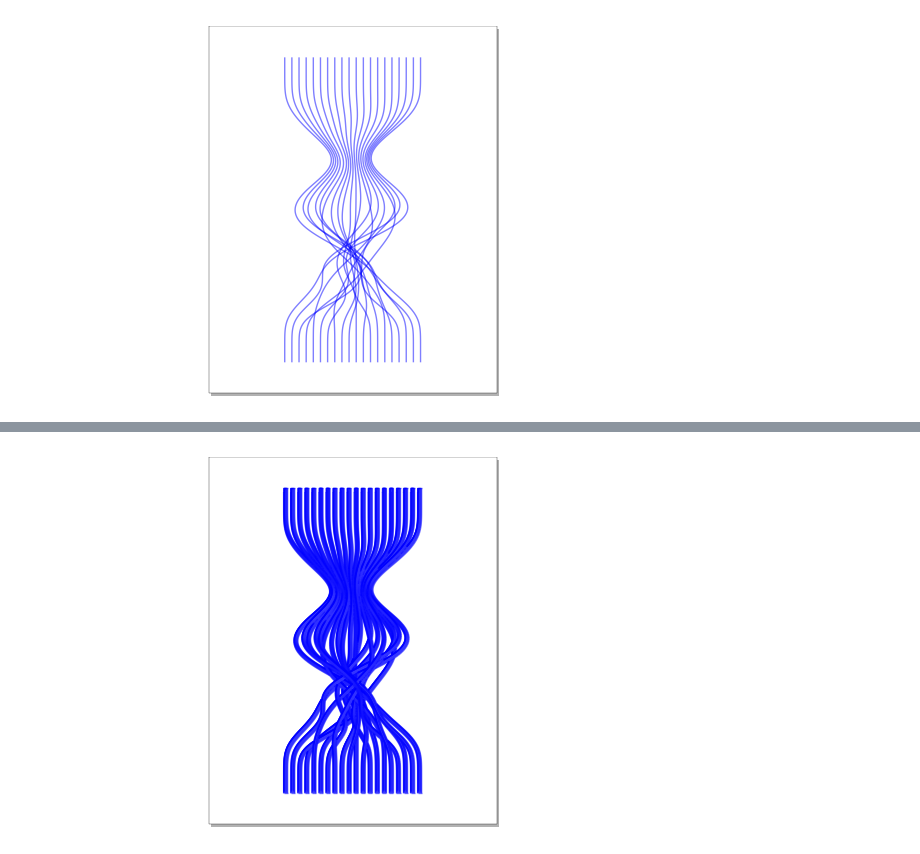
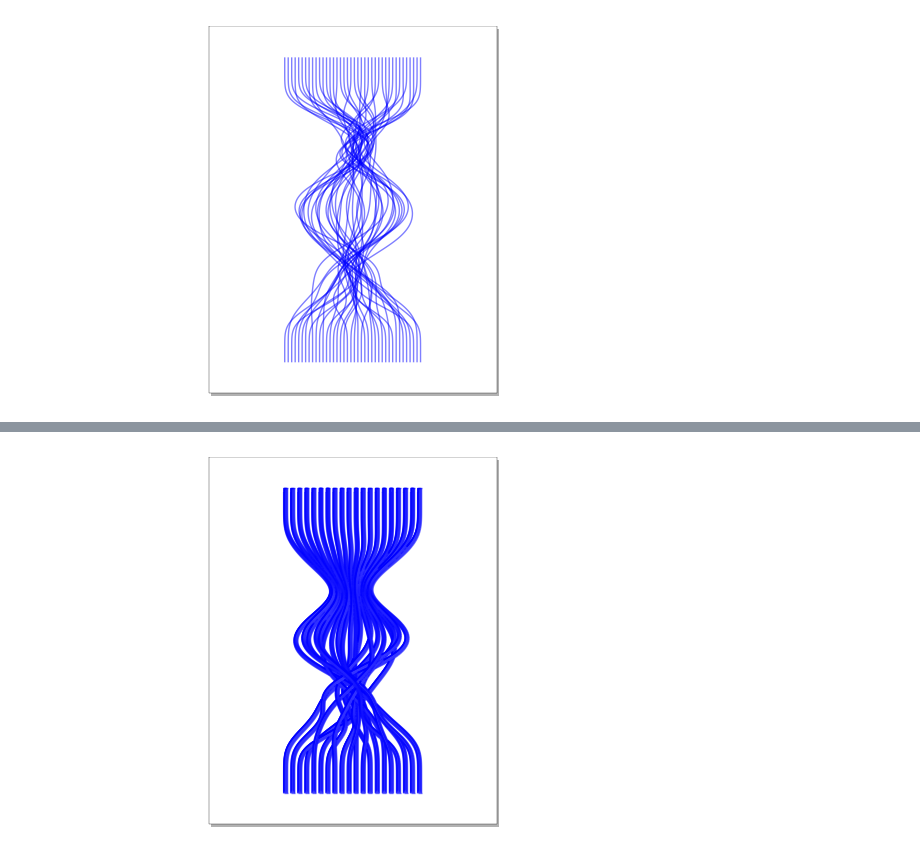
Before and after one commit to ANaka/brr, a Jupyter notebook: projects/dashing/dashing/20230401_weave.ipynb, the cells around one changed output, grey strips where cells are left out. Saved outputs shown, nothing was run; the diff lists cells and outputs as text; code cells hidden in the pictures.

```diff
--- a/projects/dashing/dashing/20230401_weave.ipynb
+++ b/projects/dashing/dashing/20230401_weave.ipynb
@@ -48,7 +48,7 @@ paper = Paper(paper_size)
 drawbox = paper.get_drawbox(border)
 # %%
 
-n_lines = 20
+n_lines = 40
 xmin, ymin, xmax, ymax = drawbox.bounds
 width = xmax - xmin
 
@@ -60,7 +60,7 @@ des_xrange = (des_xmin, des_xmax)
 
 init_rel_xs = np.linspace(0, 1, n_lines)
 # %%
-def get_ctrl_pts(x):
+def get_ctrl_pts(x,):
     xs = [
         np.interp(x, [0, 1], [0, 1],),
         np.interp(x, [0, 1], [0, 1],),
@@ -76,26 +76,28 @@ def get_ctrl_pts(x):
         np.interp(x, [0, 1], [0, 1],),
         np.interp(x, [0, 1], [0, 1],),
 
-        np.interp(x, [0, 0.8], [0.2, 0.8],),
-        np.interp(x, [0, 0.8], [0.2, 0.8],),
-        np.interp(x, [0, 0.8], [0.2, 0.8],),
-        np.interp(x, [0.2, 1.2], [0.2, 0.8],),
-        np.interp(x, [0.2, 1.2], [0.2, 0.8],),
-        np.interp(x, [0.2, 1.2], [0.2, 0.8],),
-        np.interp(x, [0.3, 1.3],  [0.7, 0.2],),
-        np.interp(x, [0.3, 1.3],  [0.7, 0.2],),
-        np.interp(x, [0.3, 1.3],  [0.7, 0.2],),
-        np.interp(x, [0., 1.2], [0.2, 0.9],),
-        np.interp(x, [0., 1.2], [0.2, 0.9],),
-        np.interp(x, [0., 1.2], [0.2, 0.9],),
-        np.interp(x, [0, 1], [0, 1],),
-        np.interp(x, [0, 1], [0, 1],),
-        np.interp(x, [0, 1], [0, 1],),
+        np.random.uniform(-1, 2),
+        np.random.uniform(0, 2),
+        np.random.uniform(0, 2),
+        np.interp(x, [0, 1], [1, 0],),
+        np.random.uniform(0, 1),
+        np.random.uniform(0, 1),
+        np.random.uniform(0, 1),
+        np.interp(x, [0, 1], [1, 0],),
+        np.random.uniform(0, 1),
+        np.random.uniform(0, 1),
+        np.random.uniform(0, 1),
 
         np.interp(x, [0, 1], [0, 1],),
         np.interp(x, [0, 1], [0, 1],),
         np.interp(x, [0, 1], [0, 1],),
-
+        np.interp(x, [0, 1], [0, 1],),
+        np.interp(x, [0, 1], [0, 1],),
+        np.interp(x, [0, 1], [0, 1],),
+        np.interp(x, [0, 1], [0.2, 0.8],),
+        np.interp(x, [0, 1], [0, 1],),
+        np.interp(x, [0, 1], [0, 1],),
+        np.interp(x, [0, 1], [0, 1],),
         np.interp(x, [0, 1], [0, 1],),
         np.interp(x, [0, 1], [0, 1],),
         np.interp(x, [0, 1], [0, 1],),
@@ -120,32 +122,32 @@ def get_ctrl_pts(x):
         np.interp(x, [0, 1], [1, 0],),
         np.interp(x, [0, 1], [1, 0],),
         np.interp(x, [0, 1], [1, 0],),
         np.interp(x, [0, 1], [1, 0],),
         np.interp(x, [0, 1], [1, 0],),
         np.interp(x, [0, 1], [1, 0],),
         np.interp(x, [0, 1], [1, 0],),
 
     ]
     xs = np.interp(xs, [0, 1], des_xrange,)
     ys = np.linspace(ymin, ymax, len(xs))
     return list(zip(xs, ys))
 
 
 ctrl_pt_sets = [get_ctrl_pts(x) for x in init_rel_xs]
 bezier_funcs = [bezier_func(ctrl_pts) for ctrl_pts in ctrl_pt_sets]
 n_eval_pts = 200
 eval_pts = np.linspace(0,1,n_eval_pts)
 lines = [bezier_func(eval_pts) for bezier_func in bezier_funcs]
 
 mls = MultiLineString(lines)
 
 sk = vsketch.Vsketch()
 sk.size(paper.page_format_mm)
 sk.scale('1mm')
 sk.penWidth('0.05mm')
 
 sk.geometry(mls)
 sk.display()
 # %% [output]
-[figure, old version]
+[figure, new version]
 # %%
```
Also changed, not shown: parts of 16 cells of this notebook, 1 other file.
